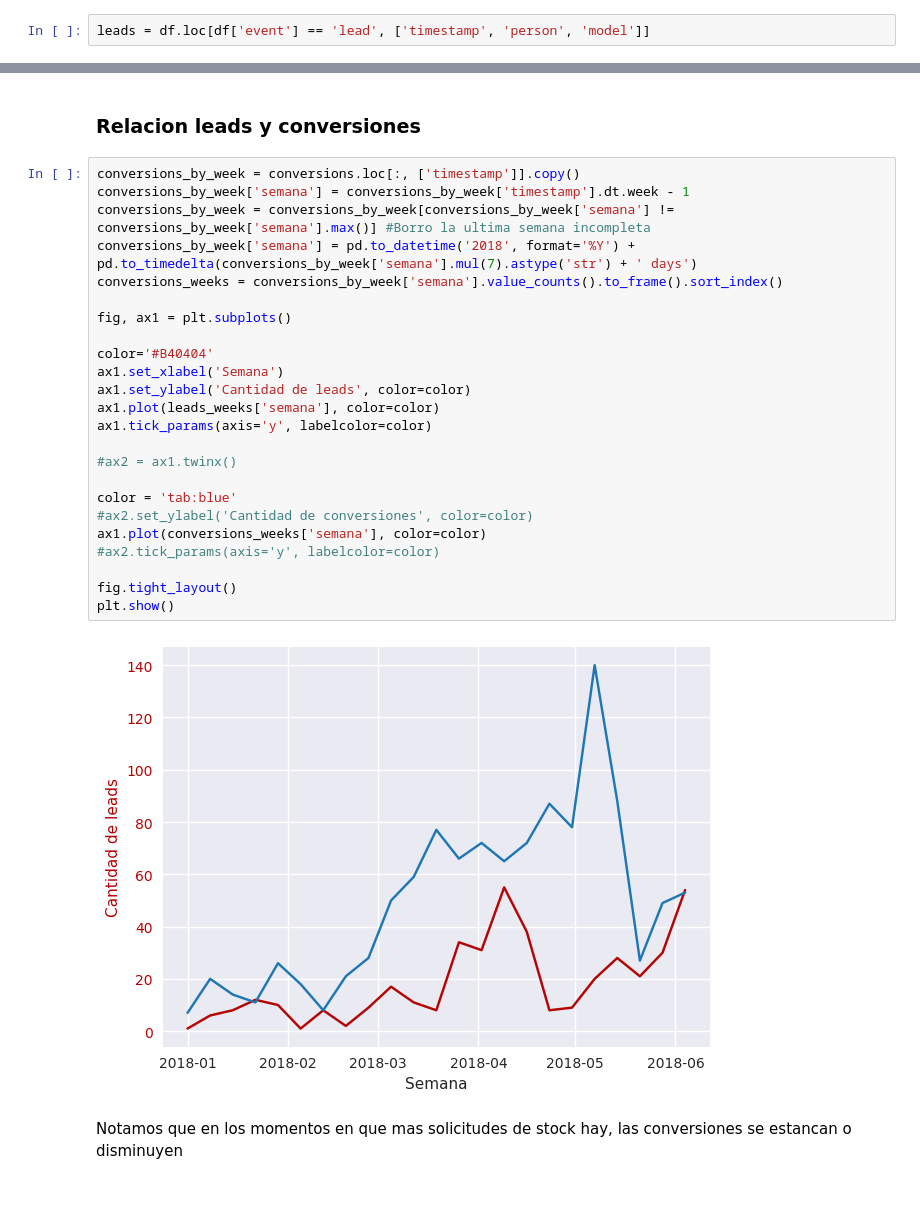
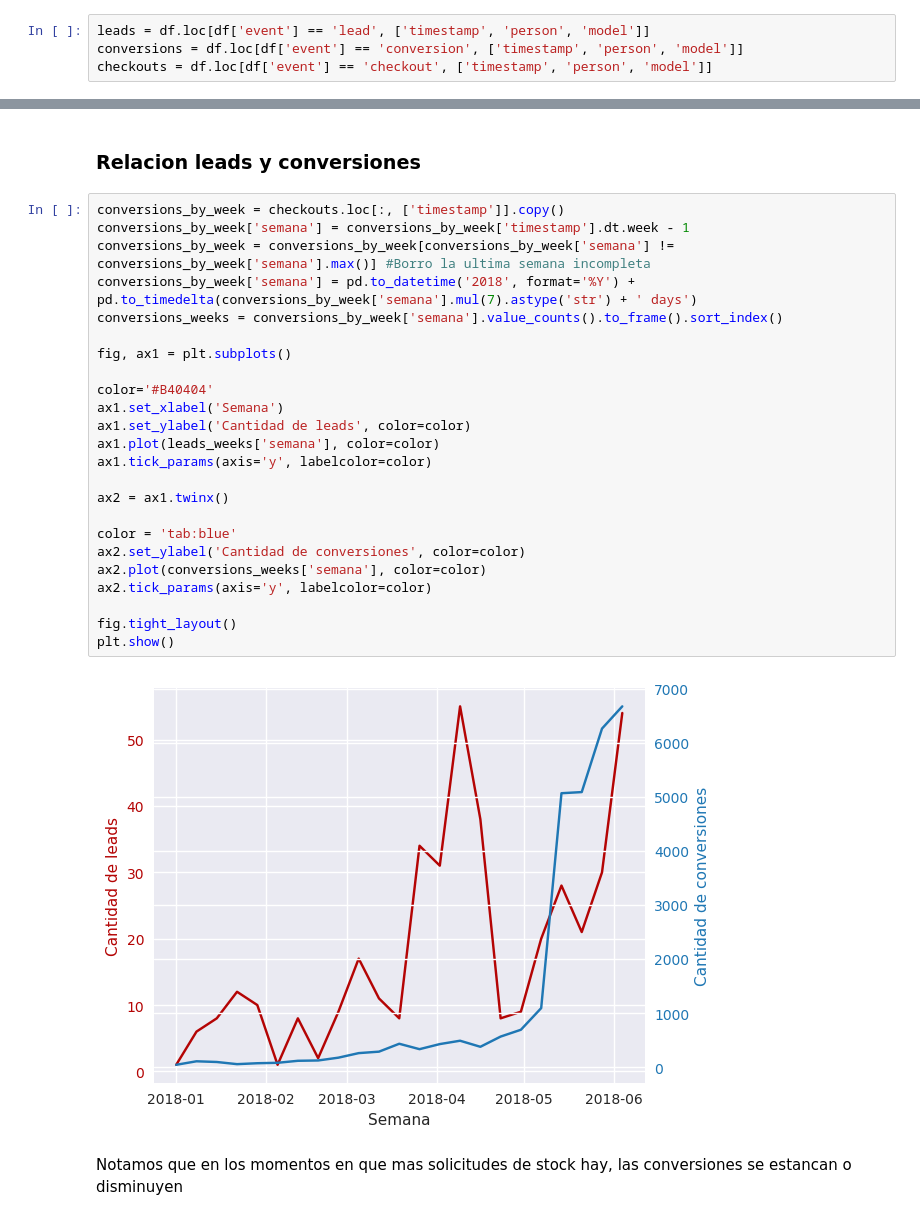
Before and after one commit to AlejandroKler/Datos-TP1, a Jupyter notebook: Leads.ipynb, the cells around one changed output, grey strips where cells are left out. Cells and saved outputs as stored; diff of their text form.

```diff
--- a/Leads.ipynb
+++ b/Leads.ipynb
@@ -31,6 +31,8 @@ df = pd.read_csv('events.csv', low_memory = False, parse_dates = ['timestamp'],
 ### Cantidad de usuarios que solicitaron notificacion de stock
 # %%
 leads = df.loc[df['event'] == 'lead', ['timestamp', 'person', 'model']]
+conversions = df.loc[df['event'] == 'conversion', ['timestamp', 'person', 'model']]
+checkouts = df.loc[df['event'] == 'checkout', ['timestamp', 'person', 'model']]
 # %%
 len(leads['person'].unique())
 # %% [output]
@@ -62,30 +63,30 @@ Text(0.5,1,'Leads semanales')
 # %% [markdown]
 ### Relacion leads y conversiones
 # %%
-conversions_by_week = conversions.loc[:, ['timestamp']].copy()
+conversions_by_week = checkouts.loc[:, ['timestamp']].copy()
 conversions_by_week['semana'] = conversions_by_week['timestamp'].dt.week - 1
 conversions_by_week = conversions_by_week[conversions_by_week['semana'] != conversions_by_week['semana'].max()] #Borro la ultima semana incompleta
 conversions_by_week['semana'] = pd.to_datetime('2018', format='%Y') + pd.to_timedelta(conversions_by_week['semana'].mul(7).astype('str') + ' days')
 conversions_weeks = conversions_by_week['semana'].value_counts().to_frame().sort_index()
 
 fig, ax1 = plt.subplots()
 
 color='#B40404'
 ax1.set_xlabel('Semana')
 ax1.set_ylabel('Cantidad de leads', color=color)
 ax1.plot(leads_weeks['semana'], color=color)
 ax1.tick_params(axis='y', labelcolor=color)
 
-#ax2 = ax1.twinx()
+ax2 = ax1.twinx()
 
 color = 'tab:blue'
-#ax2.set_ylabel('Cantidad de conversiones', color=color)
-ax1.plot(conversions_weeks['semana'], color=color)
-#ax2.tick_params(axis='y', labelcolor=color)
+ax2.set_ylabel('Cantidad de conversiones', color=color)
+ax2.plot(conversions_weeks['semana'], color=color)
+ax2.tick_params(axis='y', labelcolor=color)
 
 fig.tight_layout()
 plt.show()
 # %% [output]
-[figure, old version]
+[figure, new version]
 # %% [markdown]
 Notamos que en los momentos en que mas solicitudes de stock hay, las conversiones se estancan o disminuyen
```
Also changed, not shown: parts of 2 cells of this notebook, 1 other file.
